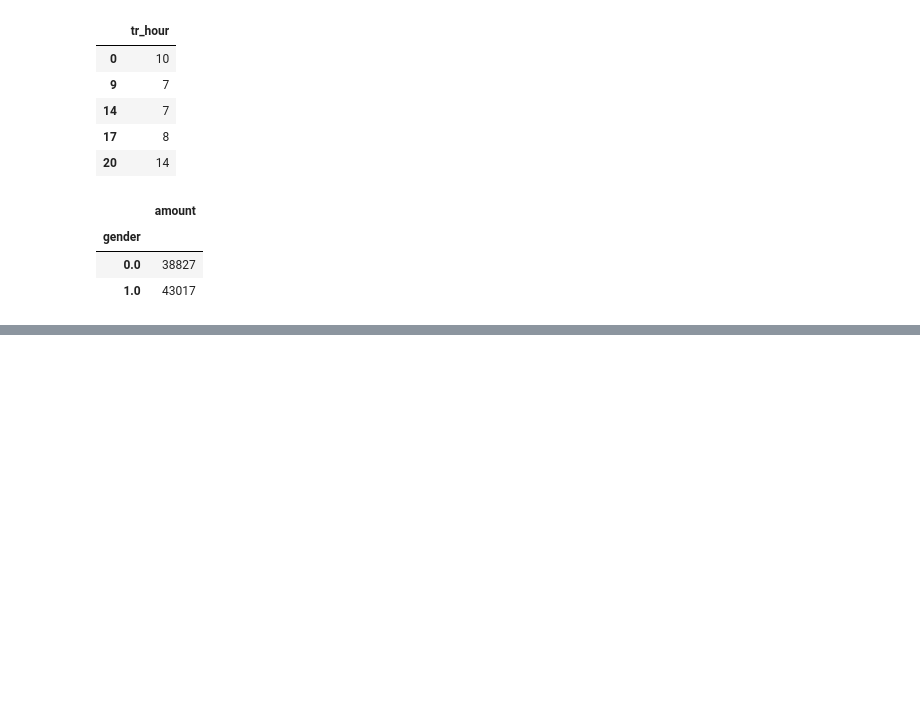
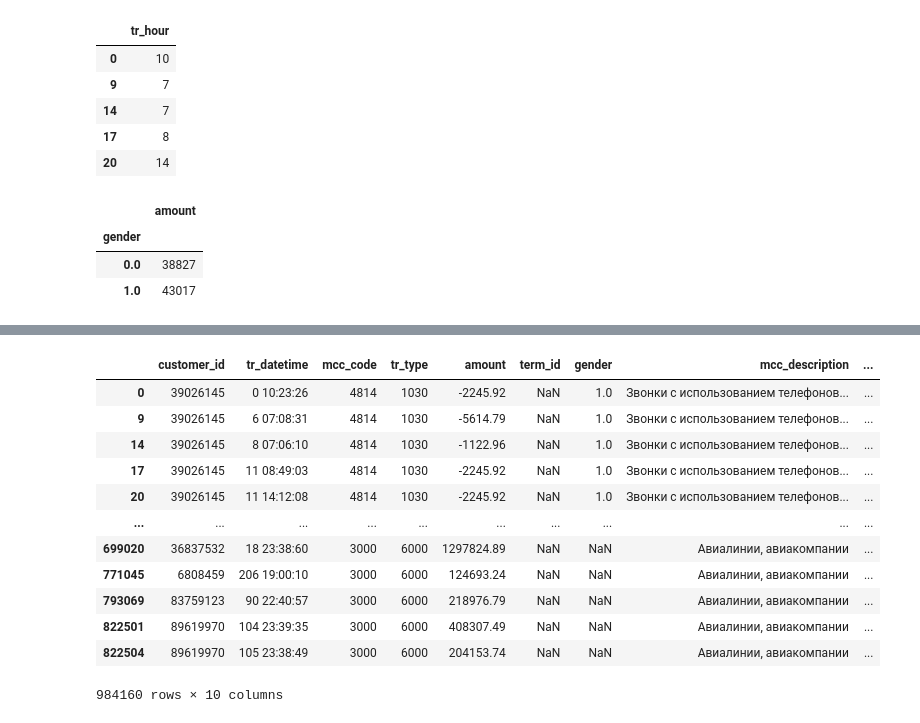
Before and after one commit to evlko/CS-493, a Jupyter notebook: Lab_2.ipynb, the cells around one changed output, grey strips where cells are left out. Drawn from its saved outputs; the diff is of its cells as text; code cells hidden in the pictures; blank space fills up the shorter version.

```diff
--- a/Lab_2.ipynb
+++ b/Lab_2.ipynb
@@ -400,0 +416,17 @@ transactions.loc[(transactions["amount"] < 0) & (transactions["tr_hour"].between
+# %%
+nt = transactions.loc[(transactions["customer_id"].isin(valid_customer_ids.index))]
+nt
+# %% [output]
+|  | customer_id | tr_datetime | mcc_code | tr_type | amount | term_id | gender | mcc_description | ... |
+| 0 | 39026145 | 0 10:23:26 | 4814 | 1030 | -2245.92 | NaN | 1.0 | Звонки с использованием телефонов... | ... |
+| 9 | 39026145 | 6 07:08:31 | 4814 | 1030 | -5614.79 | NaN | 1.0 | Звонки с использованием телефонов... | ... |
+| 14 | 39026145 | 8 07:06:10 | 4814 | 1030 | -1122.96 | NaN | 1.0 | Звонки с использованием телефонов... | ... |
+| 17 | 39026145 | 11 08:49:03 | 4814 | 1030 | -2245.92 | NaN | 1.0 | Звонки с использованием телефонов... | ... |
+| 20 | 39026145 | 11 14:12:08 | 4814 | 1030 | -2245.92 | NaN | 1.0 | Звонки с использованием телефонов... | ... |
+| ... | ... | ... | ... | ... | ... | ... | ... | ... | ... |
+| 699020 | 36837532 | 18 23:38:60 | 3000 | 6000 | 1297824.89 | NaN | NaN | Авиалинии, авиакомпании | ... |
+| 771045 | 6808459 | 206 19:00:10 | 3000 | 6000 | 124693.24 | NaN | NaN | Авиалинии, авиакомпании | ... |
+| 793069 | 83759123 | 90 22:40:57 | 3000 | 6000 | 218976.79 | NaN | NaN | Авиалинии, авиакомпании | ... |
+| 822501 | 89619970 | 104 23:39:35 | 3000 | 6000 | 408307.49 | NaN | NaN | Авиалинии, авиакомпании | ... |
+| 822504 | 89619970 | 105 23:38:49 | 3000 | 6000 | 204153.74 | NaN | NaN | Авиалинии, авиакомпании | ... |
+984160 rows × 10 columns
```
Also changed, not shown: parts of 7 cells of this notebook.
